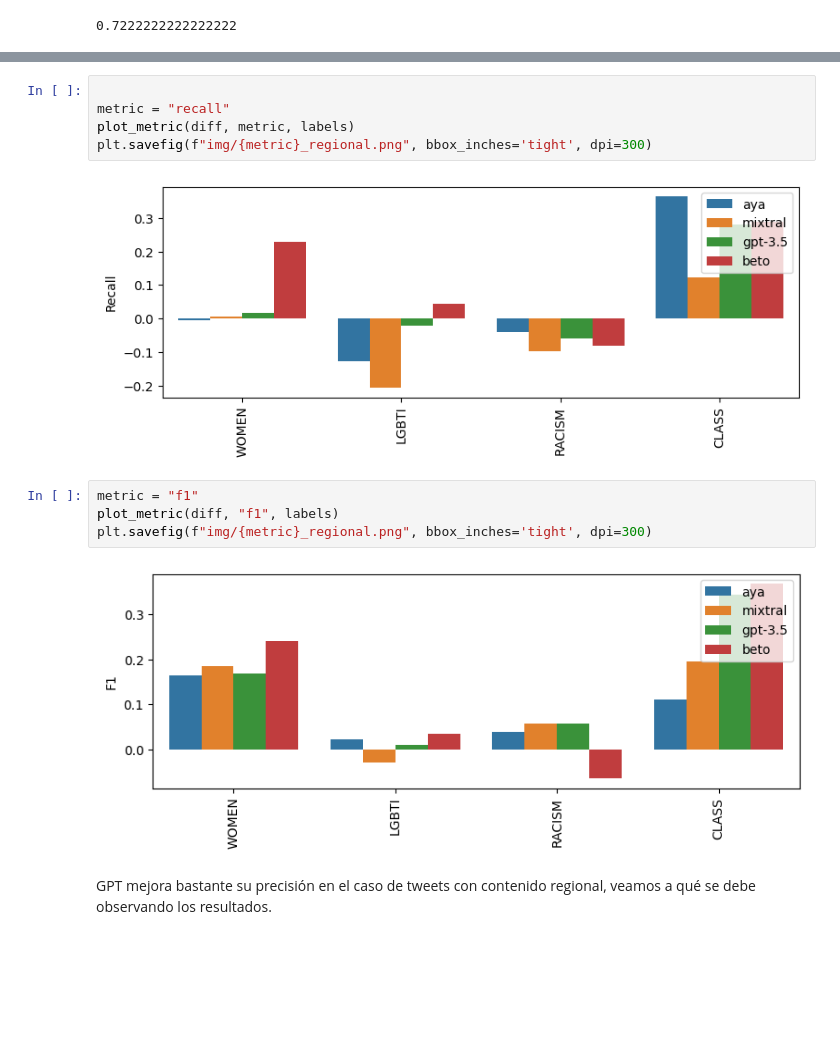
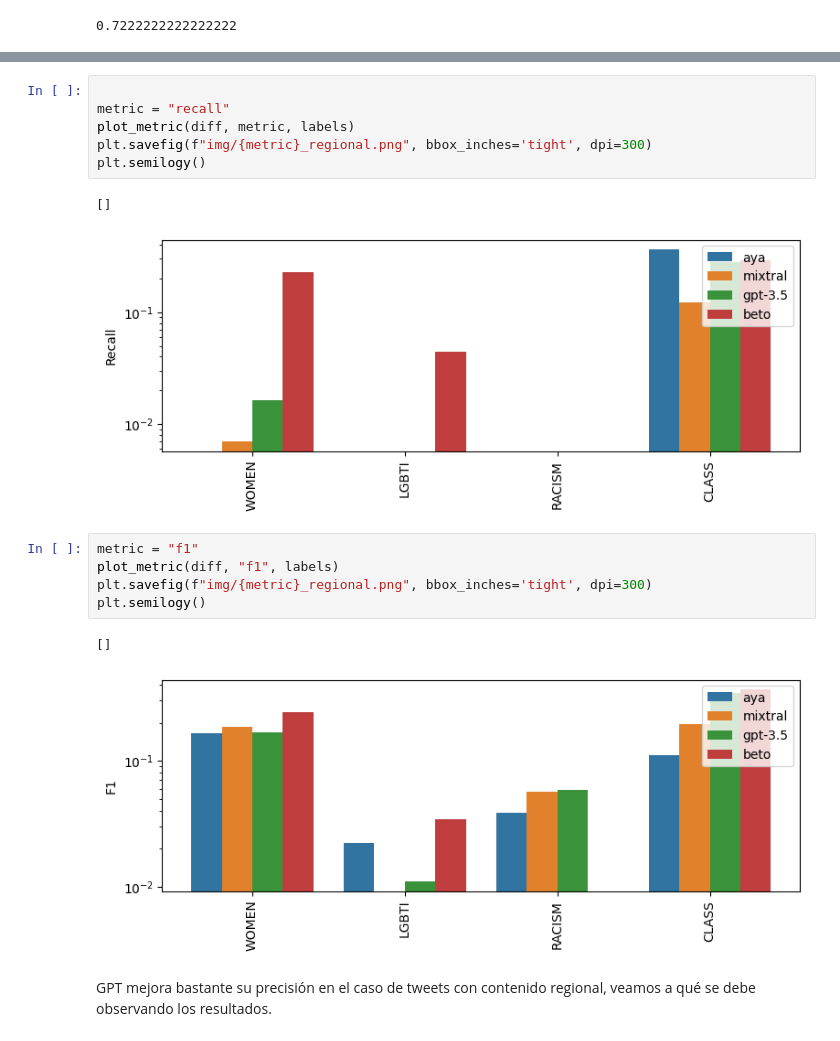
Before and after one commit to finiteautomata/rioplatense_hate_speech, a Jupyter notebook: notebooks/Results_regionalisms.ipynb, the cells around one changed output, grey strips where cells are left out. Drawn from its saved outputs; the diff is of its cells as text; blank space fills up the shorter version.

Commit message:
Semilogy in results

```diff
--- a/notebooks/Results_regionalisms.ipynb
+++ b/notebooks/Results_regionalisms.ipynb
@@ -265,14 +276,18 @@ plt.savefig(f"img/{metric}_regional.png", bbox_inches='tight', dpi=300)
 metric = "recall"
 plot_metric(diff, metric, labels)
 plt.savefig(f"img/{metric}_regional.png", bbox_inches='tight', dpi=300)
+plt.semilogy()
 # %% [output]
+[]
-[figure, old version]
+[figure, new version]
 # %%
 metric = "f1"
 plot_metric(diff, "f1", labels)
 plt.savefig(f"img/{metric}_regional.png", bbox_inches='tight', dpi=300)
+plt.semilogy()
 # %% [output]
+[]
-[figure, old version]
+[figure, new version]
 # %% [markdown]
 GPT mejora bastante su precisión en el caso de tweets con contenido regional, veamos a qué se debe observando los resultados.
 # %%
```
Also changed, not shown: parts of 2 cells of this notebook, 1 other file.
